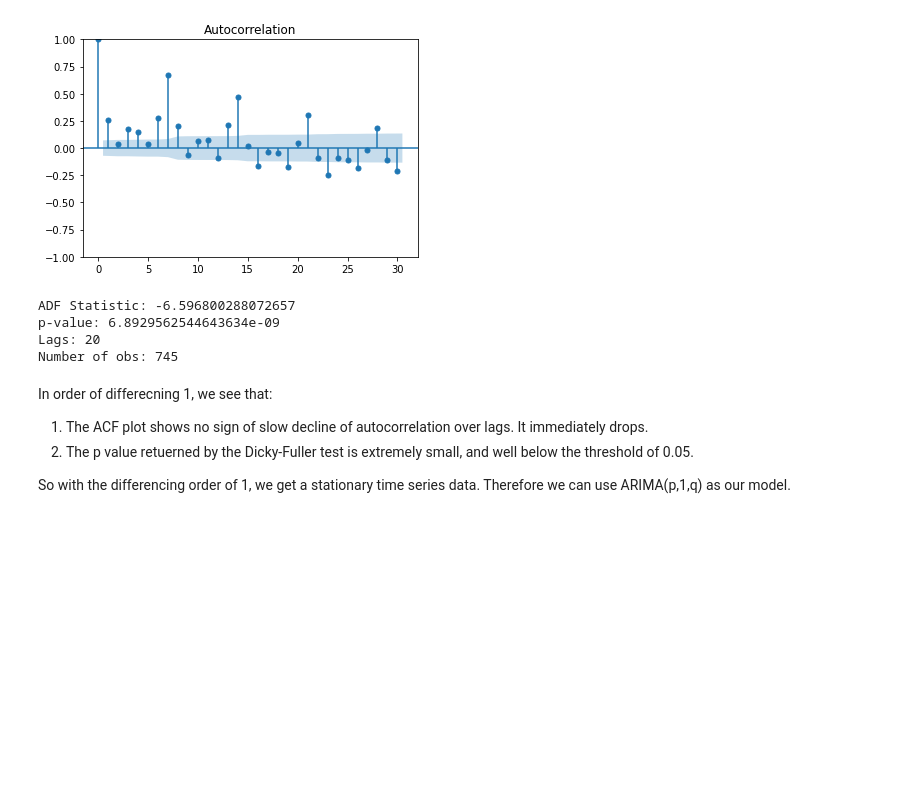
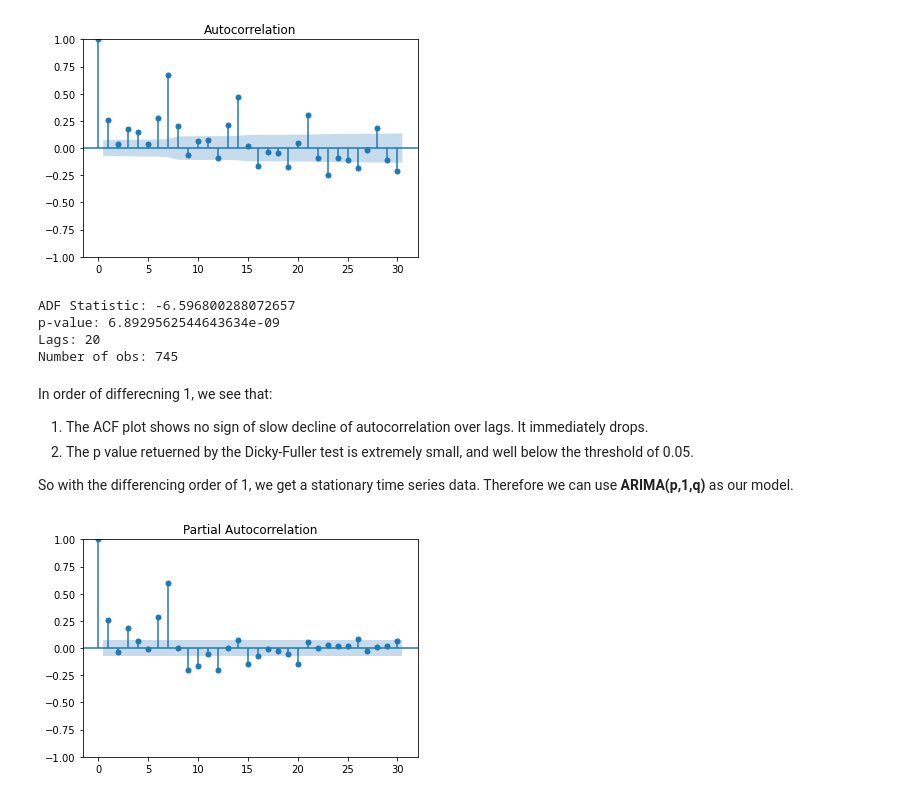
Before and after one commit to majimearun/crux-round3-tasks, a Jupyter notebook: task1/arima.ipynb, the cells around one changed output. Drawn from its saved outputs; the diff is of its cells as text; code cells hidden in the pictures; blank space fills up the shorter version.

Commit message:
model identification complete
identified params as following:
p=1
d=1
q=1
therefore ARIMA(1,1,1)

```diff
--- a/task1/arima.ipynb
+++ b/task1/arima.ipynb
@@ -134,4 +134,10 @@ In order of differecning 1, we see that:
 1. The ACF plot shows no sign of slow decline of autocorrelation over lags. It immediately drops.
 2. The p value retuerned by the Dicky-Fuller test is extremely small, and well below the threshold of 0.05.
 
-So with the differencing order of 1, we get a stationary time series data. Therefore we can use ARIMA(p,1,q) as our model.
+So with the differencing order of 1, we get a stationary time series data. Therefore we can use **ARIMA(p,1,q)** as our model.
+# %%
+# finding p and q values of new staionary time series
+from statsmodels.graphics.tsaplots import plot_pacf
+pacf = plot_pacf(confirmed_daily["total_diff"], lags=30, method="ywm")
+# %% [output]
+[figure, added]
```
Also changed, not shown: parts of 7 cells of this notebook.
